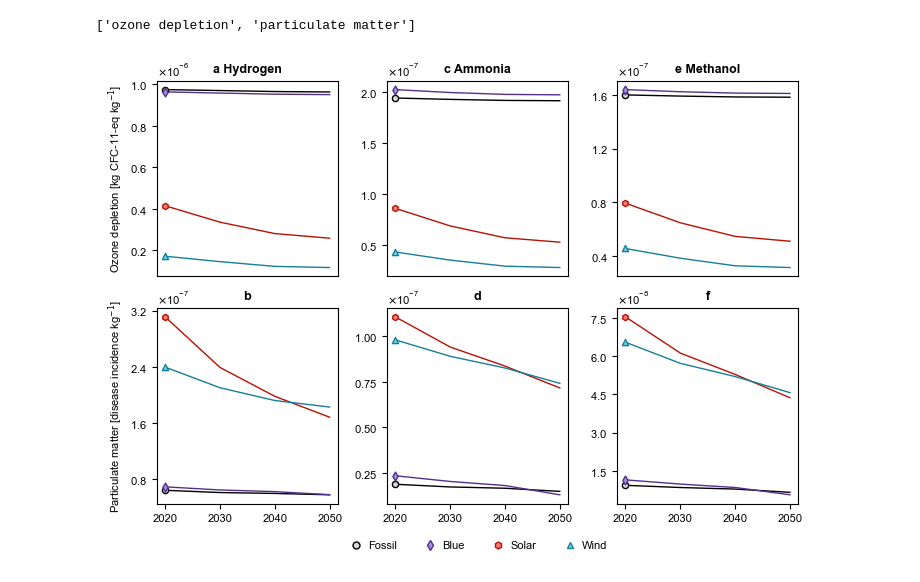
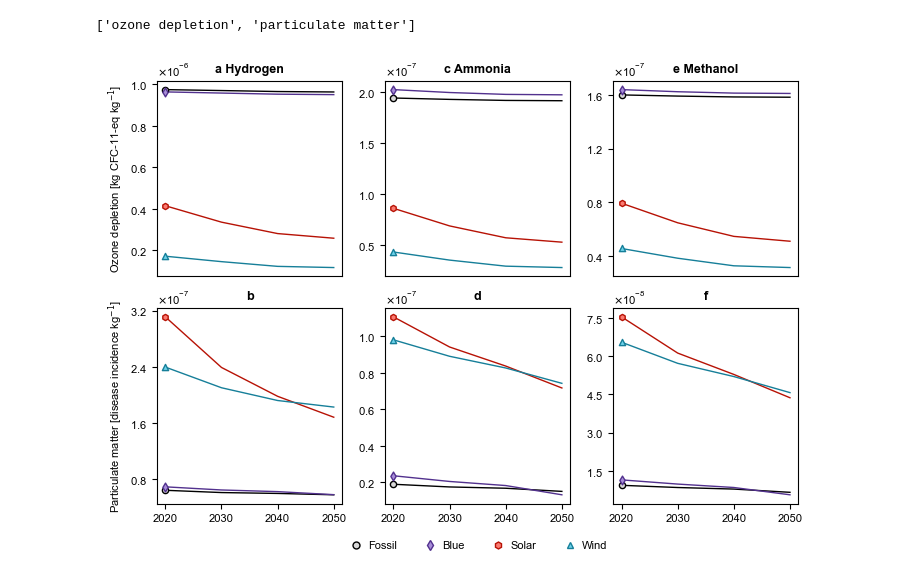
Before and after one commit to abhix2704/Prospective-LCA, a Jupyter notebook: Code/burdenShiftingMainPlots.ipynb, the cells around one changed output. Saved outputs shown, nothing was run; the diff lists cells and outputs as text; code cells hidden in the pictures.

Commit message:
figure 3 fix

```diff
--- a/Code/burdenShiftingMainPlots.ipynb
+++ b/Code/burdenShiftingMainPlots.ipynb
@@ -670,32 +670,32 @@ for i in range(0, 2):
         if i < 1:
             ax[i, j].set_xticks([])
         ax[i, j].yaxis.set_major_locator(MaxNLocator(4))
         ax[i, j].yaxis.set_major_formatter(ticker.ScalarFormatter(useMathText = True))
         ax[i, j].ticklabel_format(axis = 'y', style = 'sci', scilimits = (0, 0))
 
 ax[0, 0].yaxis.set_major_locator(MaxNLocator(5))
-ax[1, 1].yaxis.set_major_locator(MaxNLocator(5))
+ax[1, 1].yaxis.set_major_locator(MaxNLocator(6))
 ax[1, 2].yaxis.set_major_locator(MaxNLocator(6))
 
 legend_elements2 = [Line2D([0], [0], marker = 'o', color = "none",
                                              markerfacecolor ='#d8d8d8', markeredgecolor = "black",
                                              label = 'Fossil', markersize = 5),
                    Line2D([0], [0], marker = 'd', color = "none",
                                              markerfacecolor ='#A78DD8', markeredgecolor = "#52318E",
                                              label = 'Blue', markersize = 5),
                    Line2D([0], [0], marker = 'h', color = "none",
                                              markerfacecolor ='#FB7B71', markeredgecolor = "#B71205",
                                              label = 'Solar', markersize = 5),
                    Line2D([0], [0], marker = '^', color = "none",
                                              markerfacecolor ='#6DD2EA', markeredgecolor = "#167F99",
                                              label = 'Wind', markersize = 5),]
 
 legend1 = fig.legend(handles = legend_elements2, frameon = False, loc = "upper center", ncol = 4,
           prop={"size":8}, bbox_to_anchor=(0.53, 0.01), handletextpad = 0.1)
 
 plotPathPNG = os.path.join('..', 'Plots', 'Phase 2', 'Burden shifting', 'All absolute image SSP2 GLO main.png')
 plotPathSVG = os.path.join('..', 'Plots', 'Phase 2', 'Burden shifting', 'All absolute image SSP2 GLO main.svg')
 plt.savefig(plotPathPNG, dpi = 600, format = 'png', bbox_inches = 'tight', facecolor = 'w')
 plt.savefig(plotPathSVG, dpi = 600, format = 'svg', bbox_inches = 'tight', facecolor = 'w')
 # %% [output]
-[figure, old version]
+[figure, new version]
```
Also changed, not shown: 2 other files.
